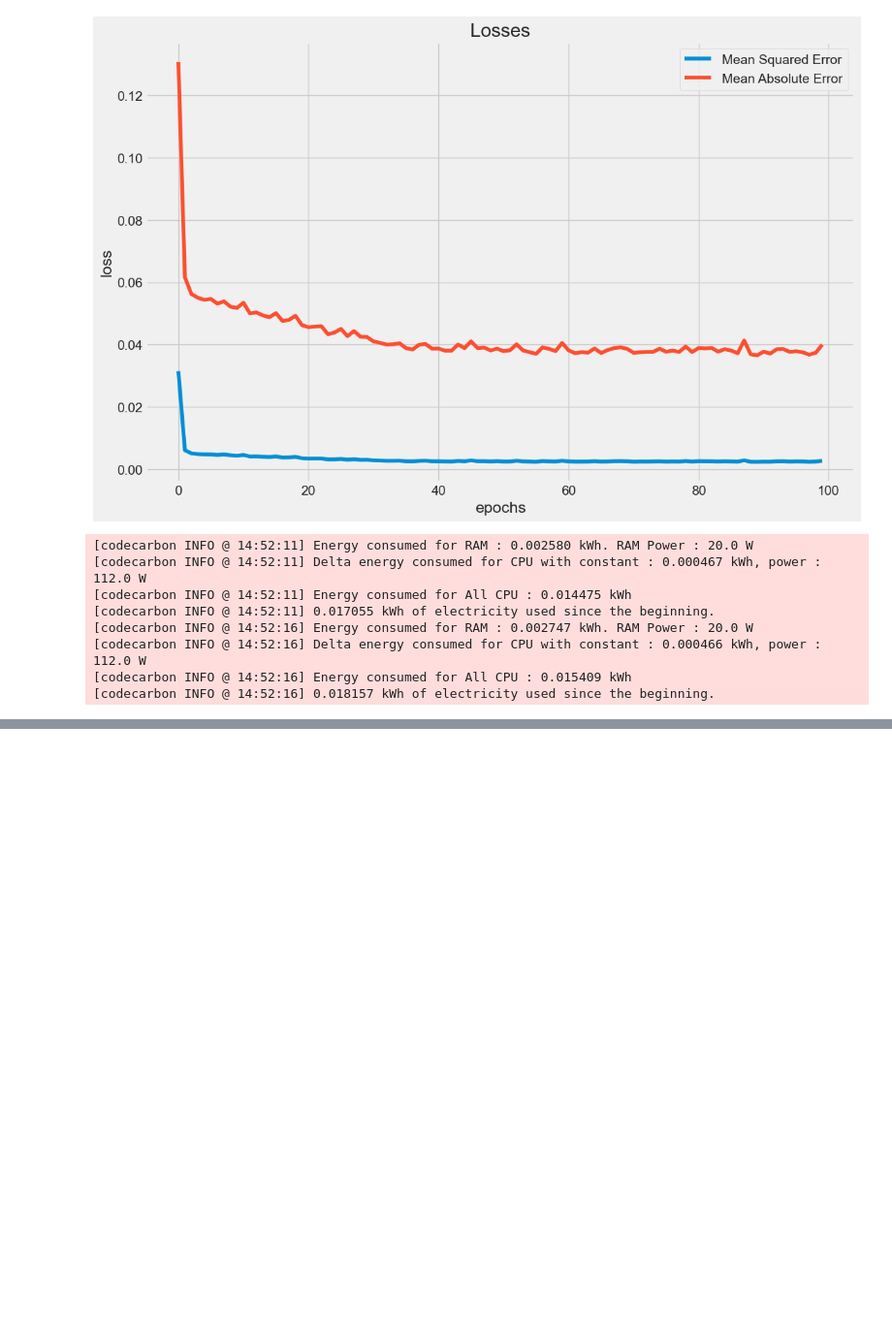
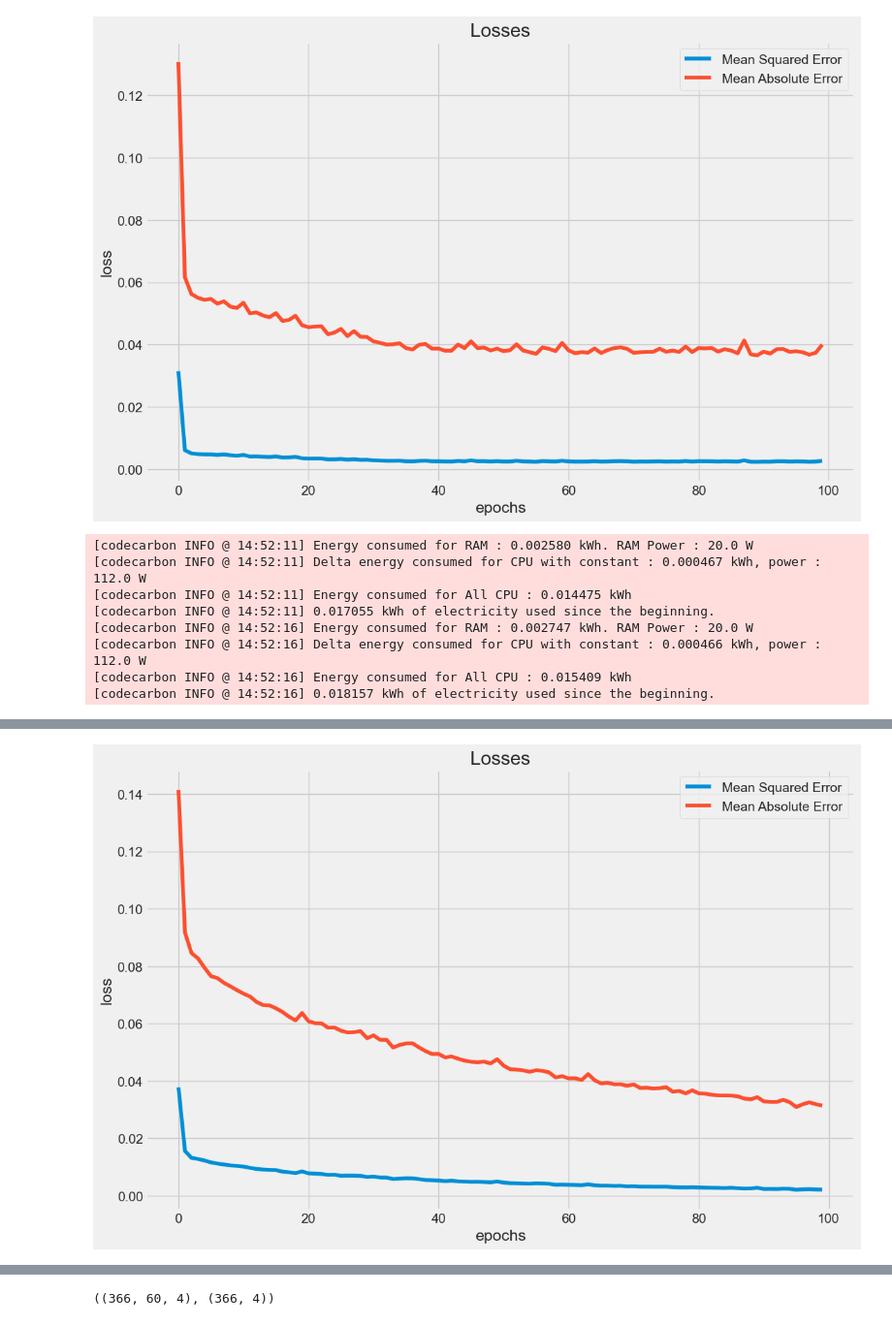
Before and after one commit to Wedenborg/MLOPS-Hackathon, a Jupyter notebook: PredictionLSTM.ipynb, the cells around one changed output, grey strips where cells are left out. Shown at 97% size. Drawn from its saved outputs; the diff is of its cells as text; code cells hidden in the pictures; blank space fills up the shorter version.

```diff
--- a/PredictionLSTM.ipynb
+++ b/PredictionLSTM.ipynb
@@ -252,0 +410,3 @@ Emissions: 0.0026329530544432675 kg CO₂eq
+# %%
+# Convert to numpy array
+x_train, y_train = np.array(x_train), np.array(y_train)
@@ -252,0 +418,4 @@ Emissions: 0.0026329530544432675 kg CO₂eq
+# %%
+# Reshaping the input to (n_samples, time_steps, n_feature)
+x_train = np.reshape(x_train, (x_train.shape[0], x_train.shape[1], n_cols))
+x_train.shape , y_train.shape
@@ -252,0 +447,25 @@ Emissions: 0.0026329530544432675 kg CO₂eq
+# %%
+from tensorflow.keras.models import Sequential
+from tensorflow.keras.layers import Conv1D, MaxPooling1D, Flatten, Dense, Dropout
+
+model2 = Sequential([
+    Conv1D(filters=32, kernel_size=3, activation="relu", input_shape=(x_train.shape[1], n_cols)),
+    MaxPooling1D(pool_size=2),
+    Conv1D(filters=64, kernel_size=3, activation="relu"),
+    MaxPooling1D(pool_size=2),
+    Flatten(),
+    Dense(64, activation="relu"),
+    Dropout(0.2),
+    Dense(32, activation="relu"),
+    Dense(n_cols)
+])
+
+model2.compile(optimizer="adam", loss="mse", metrics=["mean_absolute_error"])
+# %%
+history2 = model2.fit(
+    x_train,
+    y_train,
+    epochs=100,
+    batch_size=32,
+    callbacks=[WandbCallback(save_graph=False)]
+)
@@ -252,0 +557,11 @@ Emissions: 0.0026329530544432675 kg CO₂eq
+# %%
+plt.figure(figsize=(12, 8))
+plt.plot(history2.history["loss"])
+plt.plot(history2.history["mean_absolute_error"])
+plt.legend(['Mean Squared Error','Mean Absolute Error'])
+plt.title("Losses")
+plt.xlabel("epochs")
+plt.ylabel("loss")
+plt.show()
+# %% [output]
+[figure, added]
@@ -252,0 +586,4 @@ Emissions: 0.0026329530544432675 kg CO₂eq
+# %%
+x_test.shape , y_test.shape
+# %% [output]
+((366, 60, 4), (366, 4))
```
Also changed, not shown: parts of 34 cells of this notebook, 2 other files.
